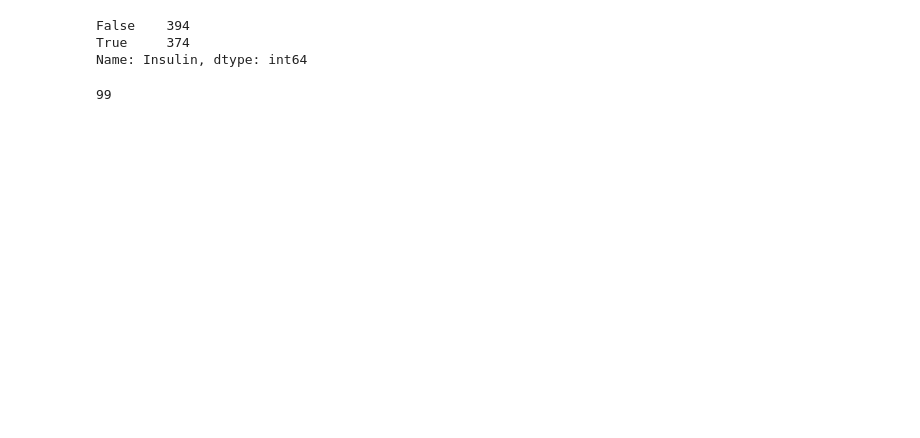
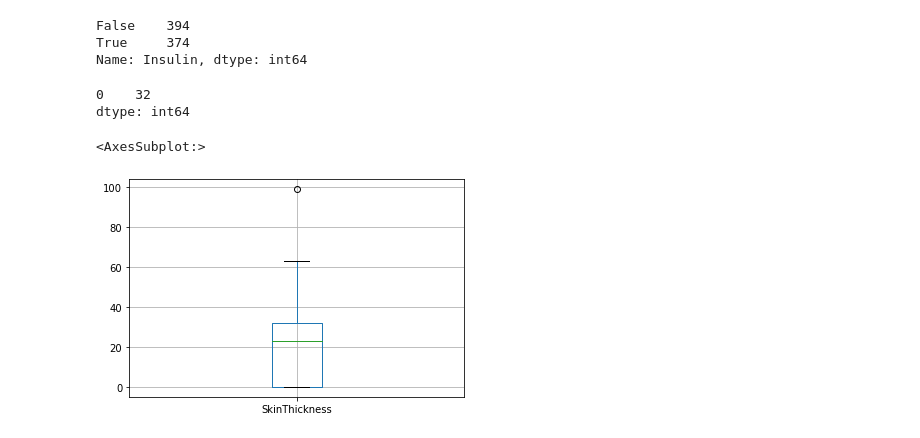
Before and after one commit to Aviost111/Diabetes_Predictions, a Jupyter notebook: cleaning_the_data.ipynb, the cells around one changed output. Cells and saved outputs as stored; diff of their text form; code cells hidden in the pictures; blank space fills up the shorter version.

```diff
--- a/cleaning_the_data.ipynb
+++ b/cleaning_the_data.ipynb
@@ -149,8 +142,8 @@ Name: Glucose, dtype: int64
+# %%
+df['Glucose']=df['Glucose'].apply(lambda x:int(glucose_no_zero['Glucose'].mean()) if x==0 else x)
 # %%
 def define_glucose_level(position):
-    if position==0:
-        return 'Unknown'
-    elif position<70:
+    if position<70:
         return 'low_glucose_levels'
     elif position>=130:
         return 'high_glucose_levels'
@@ -173,6 +165,15 @@ False    394
 True     374
 Name: Insulin, dtype: int64
 # %%
-df['SkinThickness'].max()
+#skin thickness level of 0 is impossible therfore lets check what we should change it with
-# %% [output]
-99
+# %%
+
+skin_thickness_without=df[df['SkinThickness']!=0]
+skin_thickness_withonly=df[df['SkinThickness']==0]
+print(skin_thickness_without['SkinThickness'].mode())
+df.boxplot(column=['SkinThickness'])
+# %% [output]
+0    32
+dtype: int64
+<AxesSubplot:>
+[figure, added]
```
Also changed, not shown: parts of 14 cells of this notebook.
